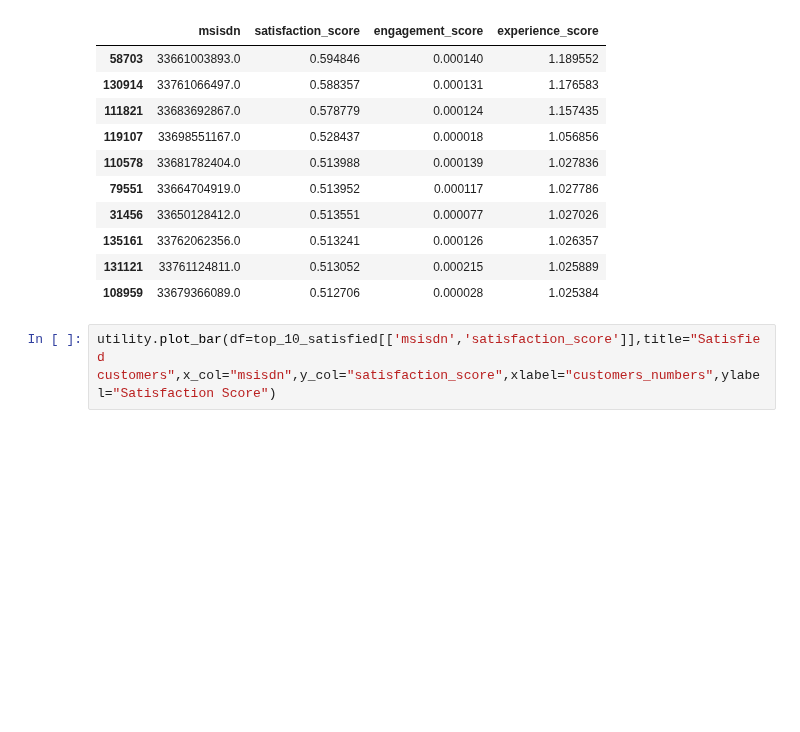
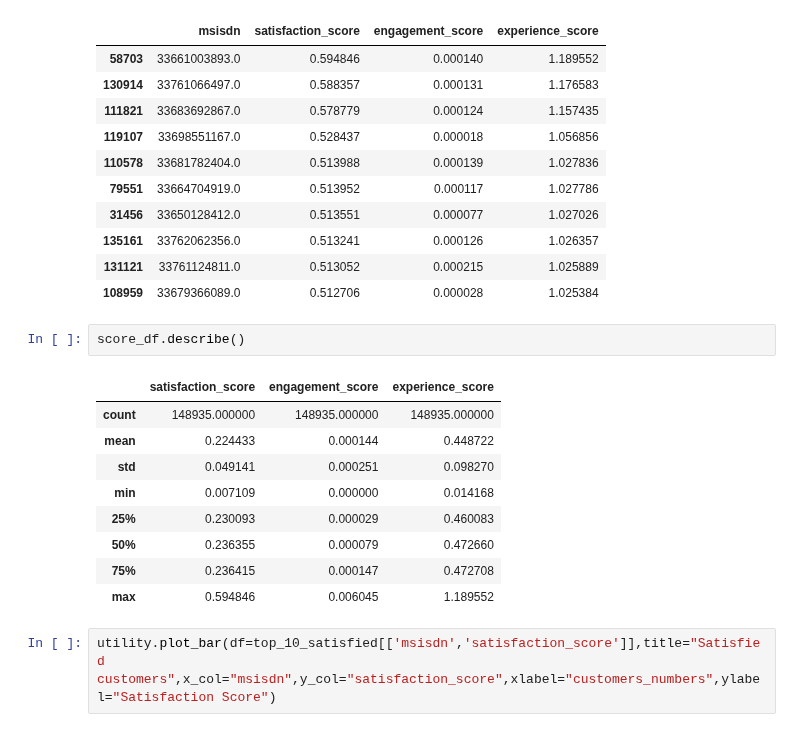
Before and after one commit to Nathnael12/Telecom_data_analysis, a Jupyter notebook: notebooks/UserSatisfactionAnalysis.ipynb, the cells around one changed output. Saved outputs shown, nothing was run; the diff lists cells and outputs as text; blank space fills up the shorter version.

```diff
--- a/notebooks/UserSatisfactionAnalysis.ipynb
+++ b/notebooks/UserSatisfactionAnalysis.ipynb
@@ -89,6 +89,18 @@ top_10_satisfied
 | 135161 | 33762062356.0 | 0.513241 | 0.000126 | 1.026357 |
 | 131121 | 33761124811.0 | 0.513052 | 0.000215 | 1.025889 |
 | 108959 | 33679366089.0 | 0.512706 | 0.000028 | 1.025384 |
+# %%
+score_df.describe()
+# %% [output]
+|  | satisfaction_score | engagement_score | experience_score |
+| count | 148935.000000 | 148935.000000 | 148935.000000 |
+| mean | 0.224433 | 0.000144 | 0.448722 |
+| std | 0.049141 | 0.000251 | 0.098270 |
+| min | 0.007109 | 0.000000 | 0.014168 |
+| 25% | 0.230093 | 0.000029 | 0.460083 |
+| 50% | 0.236355 | 0.000079 | 0.472660 |
+| 75% | 0.236415 | 0.000147 | 0.472708 |
+| max | 0.594846 | 0.006045 | 1.189552 |
 # %%
 utility.plot_bar(df=top_10_satisfied[['msisdn','satisfaction_score']],title="Satisfied customers",x_col="msisdn",y_col="satisfaction_score",xlabel="customers_numbers",ylabel="Satisfaction Score")
 # %% [output]
```
Also changed, not shown: parts of 1 cell of this notebook, 1 other file.
